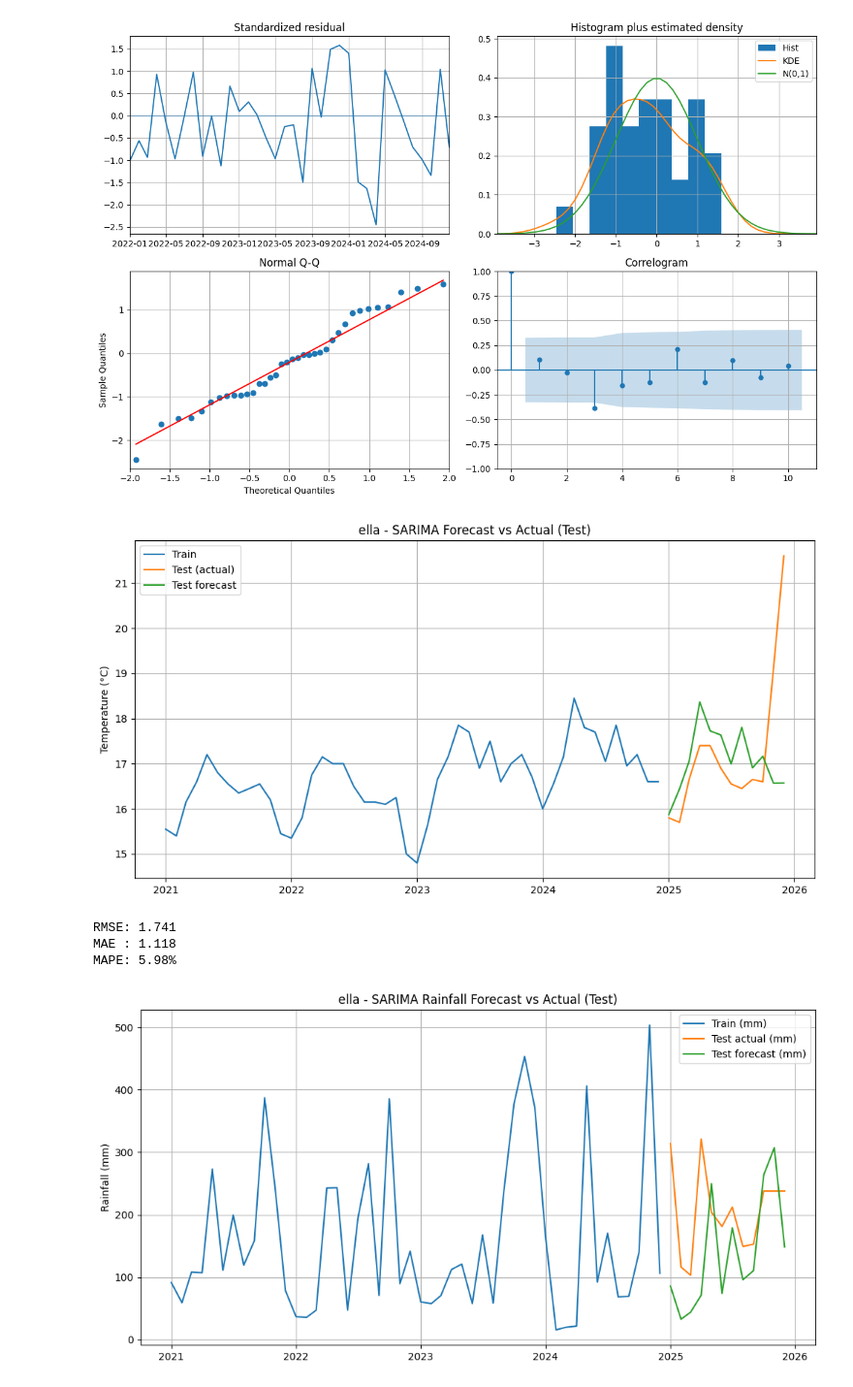
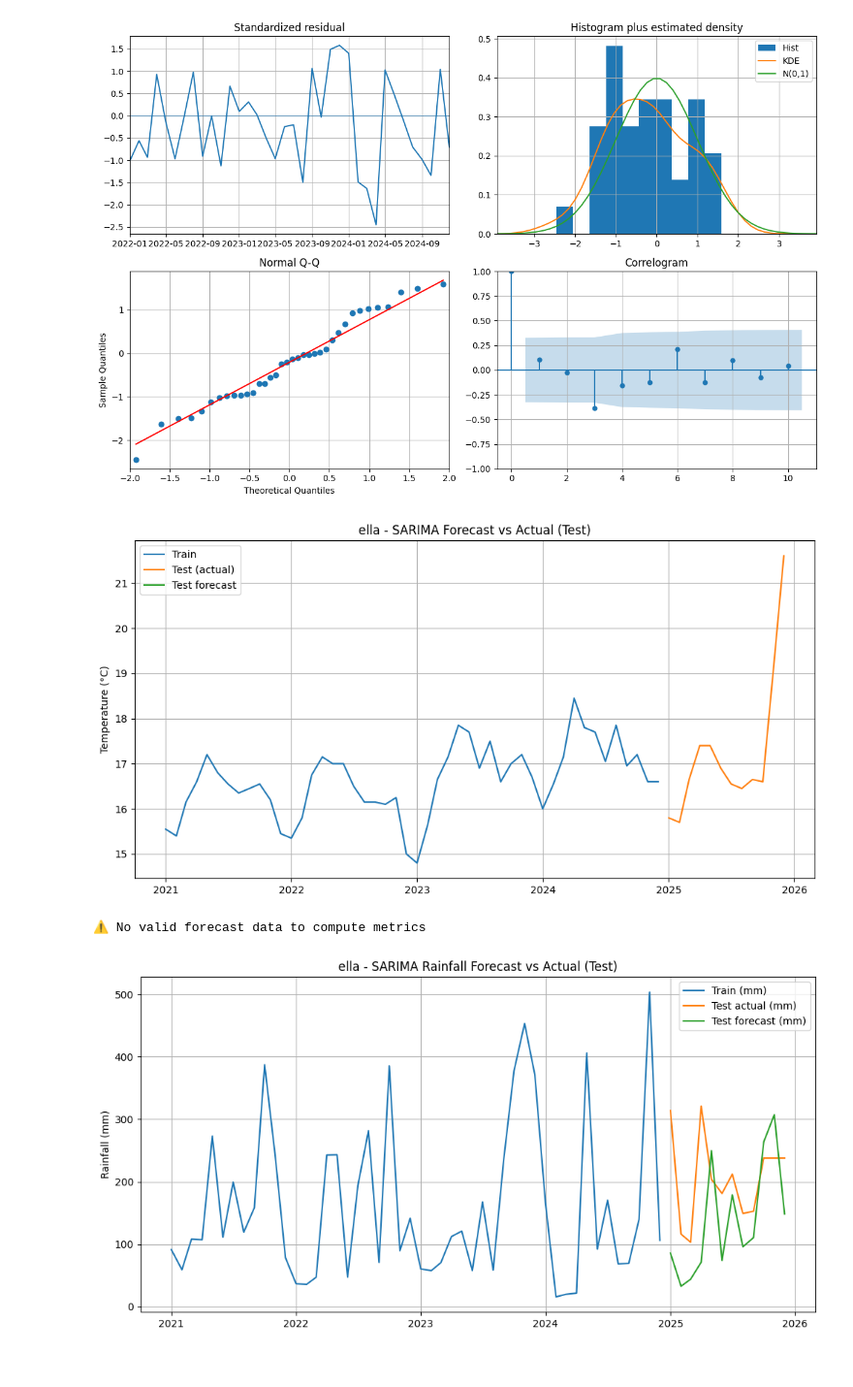
Before and after one commit to graphceylon/graphCeylon-API, a Jupyter notebook: models/recommender_service/weather_sarima.ipynb, the cells around one changed output. Shown at 97% size. Saved outputs shown, nothing was run; the diff lists cells and outputs as text; code cells hidden in the pictures.

```diff
--- a/models/recommender_service/weather_sarima.ipynb
+++ b/models/recommender_service/weather_sarima.ipynb
@@ -414,37 +1195,39 @@ plt.show()
 # %%
 # %%
 # Forecast on the hold-out test set
 n_test = len(test)
 test_fc = sarima_model.predict(n_periods=n_test)
 test_index = test.index
 fc_series = pd.Series(test_fc, index=test_index, name='forecast')
 
 # Plot
 plt.plot(train.index, train, label='Train')
 plt.plot(test.index, test, label='Test (actual)')
 plt.plot(fc_series.index, fc_series, label='Test forecast')
 plt.legend()
 plt.title(f'{location_id} - SARIMA Forecast vs Actual (Test)')
 plt.ylabel('Temperature (°C)')
 plt.show()
 
-# Metrics
-rmse = np.sqrt(mean_squared_error(test, fc_series))
-mae = mean_absolute_error(test, fc_series)
-mape = (
-    np.abs((test - fc_series) / test)
-    .replace([np.inf, -np.inf], np.nan)
-    .dropna()
-).mean() * 100
+# Metrics (drop NaN values first)
+valid_mask = ~(fc_series.isna() | test.isna())
+if valid_mask.sum() > 0:
+    rmse = np.sqrt(mean_squared_error(test[valid_mask], fc_series[valid_mask]))
+    mae = mean_absolute_error(test[valid_mask], fc_series[valid_mask])
+    mape = (
+        np.abs((test[valid_mask] - fc_series[valid_mask]) / test[valid_mask])
+        .replace([np.inf, -np.inf], np.nan)
+        .dropna()
+    ).mean() * 100
 
-print(f'RMSE: {rmse:.3f}')
-print(f'MAE : {mae:.3f}')
-print(f'MAPE: {mape:.2f}%')
+    print(f'RMSE: {rmse:.3f}')
+    print(f'MAE : {mae:.3f}')
+    print(f'MAPE: {mape:.2f}%')
+else:
+    print("⚠ No valid forecast data to compute metrics")
 # %% [output]
-[figure, old version]
+[figure, new version]
-RMSE: 1.741
-MAE : 1.118
-MAPE: 5.98%
+⚠ No valid forecast data to compute metrics
 # %%
 # --- Test forecast (log scale) ---
 n_test = len(test_rain)
```
Also changed, not shown: parts of 13 cells of this notebook, 4 other files.
